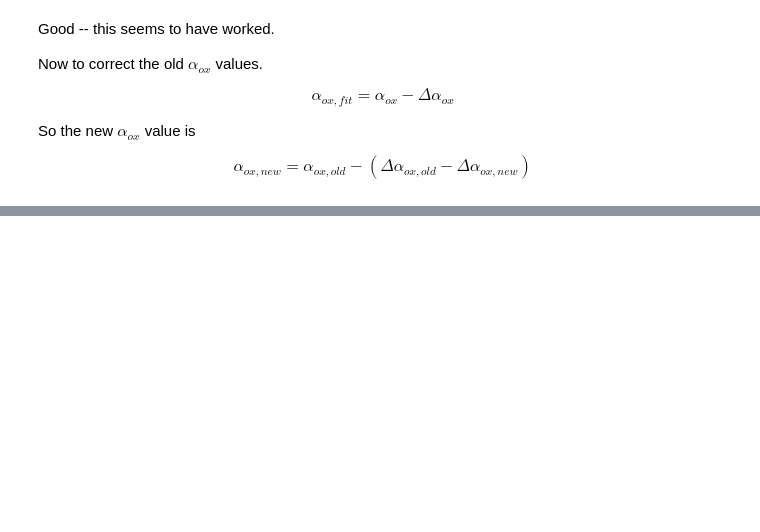
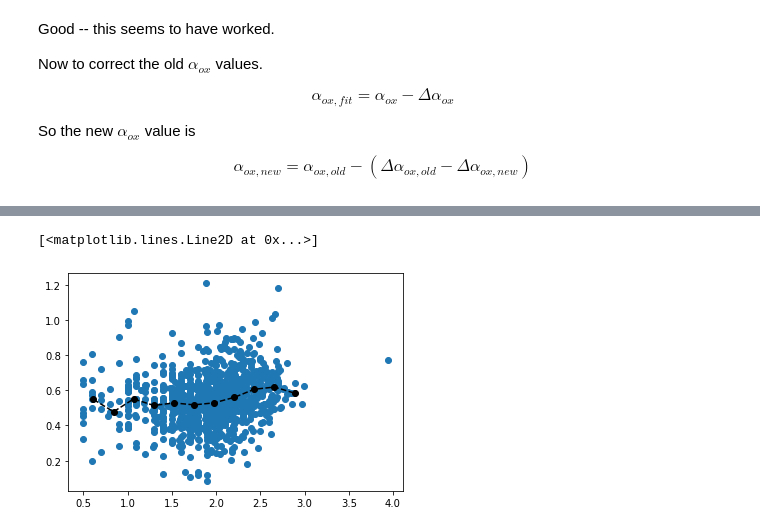
Before and after one commit to trevormccaffrey/Cosmology_Quasars, a Jupyter notebook: Xray_data/gamma_daox_diagonal_corrs_shiftdaox.ipynb, the cells around one changed output, grey strips where cells are left out. Saved outputs shown, nothing was run; the diff lists cells and outputs as text; code cells hidden in the pictures; blank space fills up the shorter version.

```diff
--- a/Xray_data/gamma_daox_diagonal_corrs_shiftdaox.ipynb
+++ b/Xray_data/gamma_daox_diagonal_corrs_shiftdaox.ipynb
@@ -347,0 +370,6 @@ plt.show()
+# %%
+plt.scatter(gamma, CIVdist)
+plt.plot(gamma_bins_plot, median_civdist, "--o", c="k")
+# %% [output]
+[<matplotlib.lines.Line2D at 0x...>]
+[figure, added]
```
Also changed, not shown: parts of 26 cells of this notebook, 1 other file.
